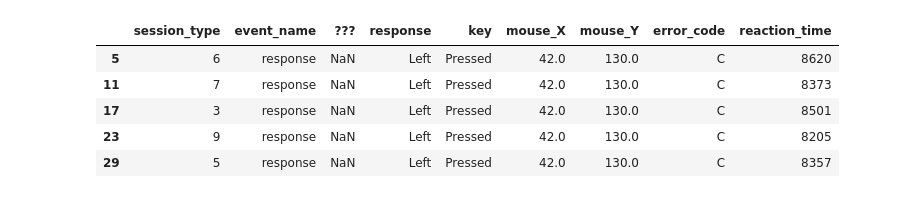
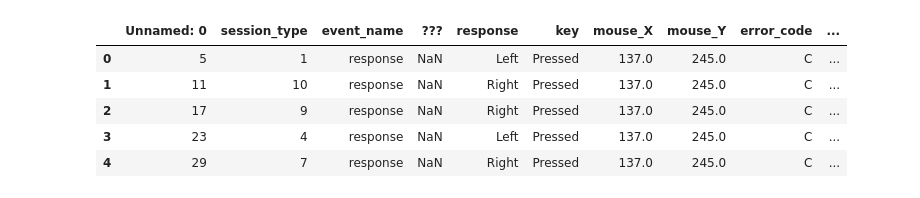
Before and after one commit to assr-biporal/analysis_gammacontrol, a Jupyter notebook: behavior_analysis_in_session.ipynb, the cells around one changed output. Saved outputs shown, nothing was run; the diff lists cells and outputs as text; code cells hidden in the pictures.

```diff
--- a/behavior_analysis_in_session.ipynb
+++ b/behavior_analysis_in_session.ipynb
@@ -4,29 +0,0 @@ import pandas
-# %%
-df = pandas.read_csv(
-    'behavior data/4072_0623/active_1.txt',
-    delimiter='\t',
-    skiprows=6,
-    usecols=list(range(11))[2:],
-    names=[
-#        'participant_name',
-#        'participant_ID',
-        'session_type',
-        'event_name',
-        '???',
-        'response',
-        'key',
-        'mouse_X',
-        'mouse_Y',
-        'error_code',
-        'reaction_time',
-    ]
-)
-df = df[df.response.notna()]
-df.head()
-# %% [output]
-|  | session_type | event_name | ??? | response | key | mouse_X | mouse_Y | error_code | reaction_time |
-| 5 | 6 | response | NaN | Left | Pressed | 42.0 | 130.0 | C | 8620 |
-| 11 | 7 | response | NaN | Left | Pressed | 42.0 | 130.0 | C | 8373 |
-| 17 | 3 | response | NaN | Left | Pressed | 42.0 | 130.0 | C | 8501 |
-| 23 | 9 | response | NaN | Left | Pressed | 42.0 | 130.0 | C | 8205 |
-| 29 | 5 | response | NaN | Left | Pressed | 42.0 | 130.0 | C | 8357 |
@@ -33 +8,12 @@ df.head()
+# %%
+df = pandas.read_csv(dir_path)
+df = df
+df.head()
+# %% [output]
+|  | Unnamed: 0 | session_type | event_name | ??? | response | key | mouse_X | mouse_Y | error_code | ... |
+| 0 | 5 | 1 | response | NaN | Left | Pressed | 137.0 | 245.0 | C | ... |
+| 1 | 11 | 10 | response | NaN | Right | Pressed | 137.0 | 245.0 | C | ... |
+| 2 | 17 | 9 | response | NaN | Right | Pressed | 137.0 | 245.0 | C | ... |
+| 3 | 23 | 4 | response | NaN | Left | Pressed | 137.0 | 245.0 | C | ... |
+| 4 | 29 | 7 | response | NaN | Right | Pressed | 137.0 | 245.0 | C | ... |
 # %%
```
Also changed, not shown: parts of 7 cells of this notebook.
